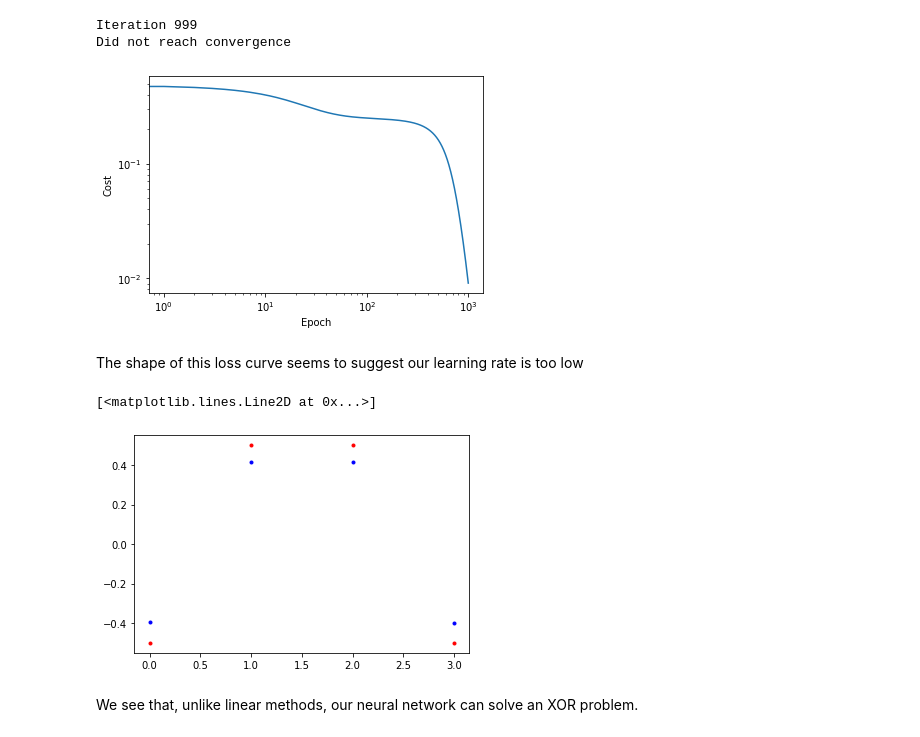
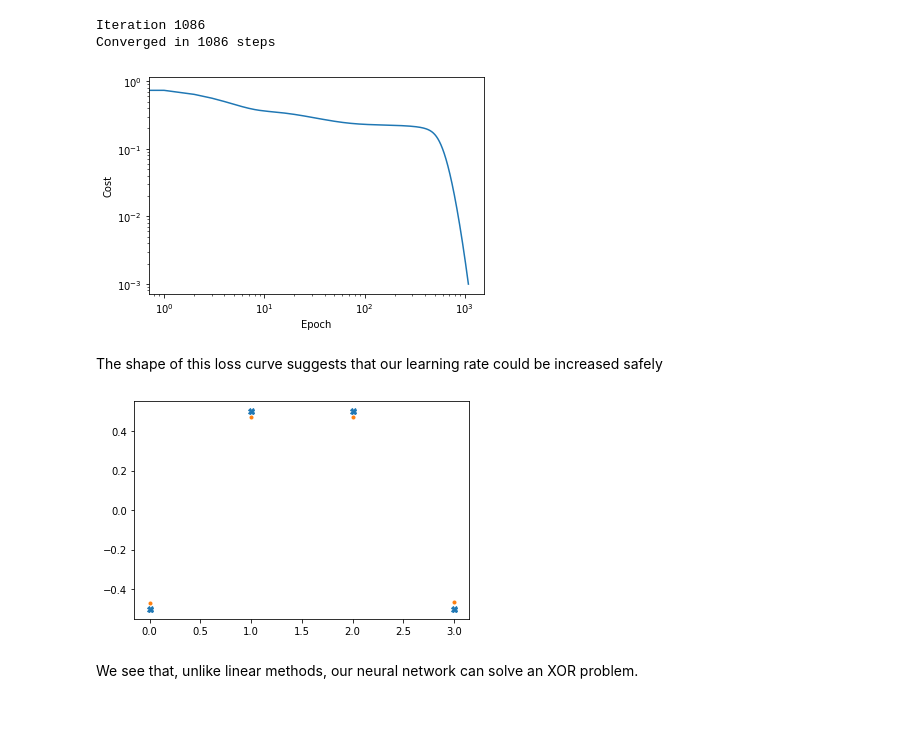
Before and after one commit to eschibli/Simple-ML-Exercises, a Jupyter notebook: Backpropagation/NeuralNetwork.ipynb, the cells around one changed output. Cells and saved outputs as stored; diff of their text form; code cells hidden in the pictures.

```diff
--- a/Backpropagation/NeuralNetwork.ipynb
+++ b/Backpropagation/NeuralNetwork.ipynb
@@ -51,7 +51,7 @@ class NeuralNetwork:
         Application the activation functions to get the output
         """
         self.layer1 = np.tanh(np.dot(self.weights1, X.T) + self.bias1)
-        self.output = np.tanh(np.dot(self.weights2, self.layer1) + self.bias2)
+        self.output = np.tanh(np.dot(self.weights2, self.layer1) + self.bias2).T
         return self.output
 
     def backprop(self, X, y):
@@ -61,29 +61,29 @@ class NeuralNetwork:
         # TODO possibly impliment non-SSE/MSE errors
 
 
-        dCost = 2*(y.T -self.output)
+        dCost = 2*(y -self.output)
 
-        dCost1 = np.dot(self.weights2.T, dCost) *  dtanh(self.output)
+        dCost1 = np.dot(self.weights2.T, dCost.T) *  dtanh(self.output).T
 
         d_weights1 = np.dot(X.T, (dCost1 * dtanh(self.layer1)).T)
-        d_weights2 = np.dot(self.layer1, (dCost * dtanh(self.output)).T)
+        d_weights2 = np.dot(self.layer1, (dCost * dtanh(self.output)))
 
         # Double-chek this
-        d_bias1 = np.dot(dCost.T, self.weights2).T * dtanh(self.layer1)
-        d_bias2 = (dCost * dtanh(self.output))
+        d_bias1 = np.dot(dCost, self.weights2).T * dtanh(self.layer1)
+        d_bias2 = (dCost * dtanh(self.output).T)
 
 
         self.weights1 += self.alpha * d_weights1.T
         self.weights2 += self.alpha * d_weights2.T
 
         self.bias1 += self.alpha * np.sum(d_bias1, axis=1, keepdims=True)
-        self.bias2 += self.alpha * np.sum(d_bias2, axis=1)
+        self.bias2 += self.alpha * np.sum(d_bias2)
 
     def cost(self):
         """
         Returns the mean-squared-error
         """
-        return np.mean((y.T - self.output)**2)
+        return np.mean((y - self.output)**2)
 
     def fit(self, X, y, max_iters=100):
         """
@@ -117,24 +117,24 @@ class NeuralNetwork:
         return self.feedforward(X)
 # %%
 NN = NeuralNetwork(X, y, nodes=3, alpha = 0.01)
-convergence = NN.fit(X, y, max_iters = 1000)
+convergence = NN.fit(X, y, max_iters = 10000)
 # %% [output]
-Iteration 999
-Did not reach convergence
+Iteration 1086
+Converged in 1086 steps
 # %%
 plt.loglog(convergence)
 plt.xlabel('Epoch')
 plt.ylabel('Cost')
 plt.show()
 # %% [output]
-[figure, old version]
+[figure, new version]
 # %% [markdown]
-The shape of this loss curve seems to suggest our learning rate is too low
+The shape of this loss curve suggests that our learning rate could be increased safely
 # %%
-plt.plot(y, '.', color='red')
-plt.plot(NN.predict(X).T,'.', color='blue')
+plt.plot(y,'X')
+plt.plot(NN.predict(X),'.')
+plt.show()
 # %% [output]
-[<matplotlib.lines.Line2D at 0x...>]
-[figure, old version]
+[figure, new version]
 # %% [markdown]
 We see that, unlike linear methods, our neural network can solve an XOR problem.
```
Also changed, not shown: 6 other files.
